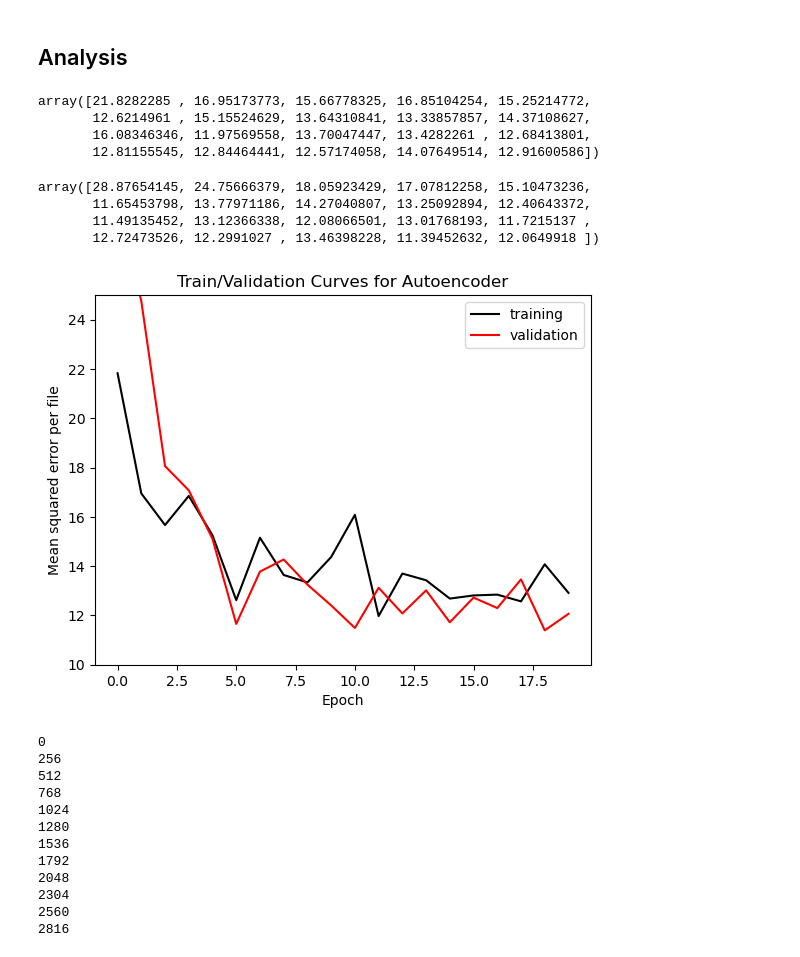
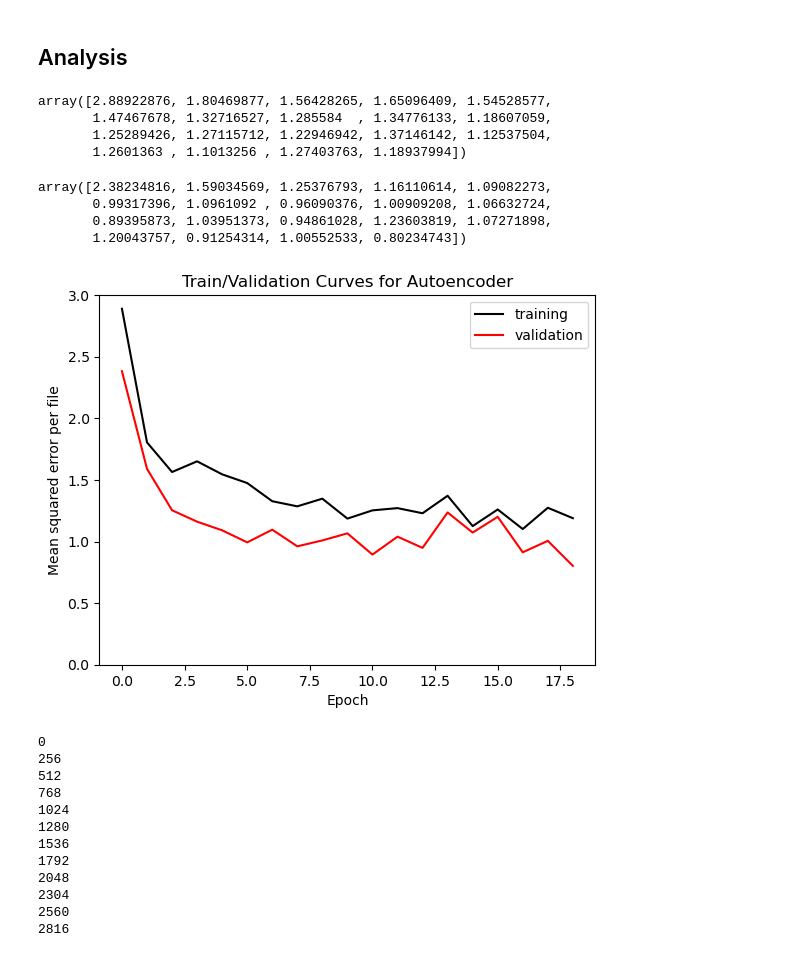
Before and after one commit to jstarfeldt/ML_UH_datasets, a Jupyter notebook: Jon_dataset_code/autoencoder.ipynb, the cells around one changed output. Drawn from its saved outputs; the diff is of its cells as text; code cells hidden in the pictures.

```diff
--- a/Jon_dataset_code/autoencoder.ipynb
+++ b/Jon_dataset_code/autoencoder.ipynb
@@ -471,8 +495,4 @@ cpus_avail
 # %%
-log_dict = {'train_loss_per_batch': [],
-                'train_loss_per_epoch': [],
-           'val_loss_per_fold': [],
-           'val_loss_per_epoch': []}
 start_time = time.time()
 
 for epoch in range(num_epochs):
@@ -487,7 +507,7 @@ for epoch in range(num_epochs):
         val_subset = Subset(train_dataset, val_idx)
         # Create dataloaders for the respective subset
         train_dataloader = DataLoader(train_subset, batch_size=8, shuffle=True, num_workers=9)
-        val_dataloader = DataLoader(val_subset, batch_size=round(len(val_subset)/12), shuffle=False, num_workers=12)
+        val_dataloader = DataLoader(val_subset, batch_size=round(len(val_subset)/8), shuffle=False, num_workers=8)
 
         # Model training
         model.train()
@@ -533,8 +553,11 @@ for epoch in range(num_epochs):
     torch.save(model.state_dict(), save_model) # Save model
     log_dict['train_loss_per_epoch'].append(running_train_loss) # Append losses
     log_dict['val_loss_per_epoch'].append(running_val_loss)
+    with open('/home/jonstar/scratch.gcurbanheat/loss_dict.pkl', 'wb') as file: # Save loss dictionary
+        pickle.dump(log_dict, file)
+
     if epoch >= 2:
-        if (log_dict['val_loss_per_epoch'][-1] > log_dict['val_loss_per_epoch'][-3]+early_stopping_cushion and
+        if (log_dict['val_loss_per_epoch'][-2] > log_dict['val_loss_per_epoch'][-3] and
                             log_dict['val_loss_per_epoch'][-1] > log_dict['val_loss_per_epoch'][-2] + early_stopping_cushion):
             print('Early stopping')
             break
@@ -561,0 +576,3 @@ Total Training Time: 109.13 min
+# %%
+with open('/home/jonstar/scratch.gcurbanheat/loss_dict.pkl', 'rb') as file:
+    log_dict = pickle.load(file)
@@ -621,30 +689,30 @@ np.int64(5073)
 ## Analysis
 # %%
 #train_files_per_epoch = len(log_dict['train_loss_per_batch'])/num_epochs
-train_losses = np.array(log_dict['train_loss_per_epoch'])/folds
+train_losses = np.array(log_dict['train_loss_per_epoch'])/folds/9
 train_losses
 # %% [output]
-array([21.8282285 , 16.95173773, 15.66778325, 16.85104254, 15.25214772,
-       12.6214961 , 15.15524629, 13.64310841, 13.33857857, 14.37108627,
-       16.08346346, 11.97569558, 13.70047447, 13.4282261 , 12.68413801,
-       12.81155545, 12.84464441, 12.57174058, 14.07649514, 12.91600586])
+array([2.88922876, 1.80469877, 1.56428265, 1.65096409, 1.54528577,
+       1.47467678, 1.32716527, 1.285584  , 1.34776133, 1.18607059,
+       1.25289426, 1.27115712, 1.22946942, 1.37146142, 1.12537504,
+       1.2601363 , 1.1013256 , 1.27403763, 1.18937994])
 # %%
 #val_files_per_epoch = len(log_dict['val_loss_per_fold'])/num_epochs
-val_losses = np.array(log_dict['val_loss_per_epoch'])/folds
+val_losses = np.array(log_dict['val_loss_per_epoch'])/folds/8
 val_losses
 # %% [output]
-array([28.87654145, 24.75666379, 18.05923429, 17.07812258, 15.10473236,
-       11.65453798, 13.77971186, 14.27040807, 13.25092894, 12.40643372,
-       11.49135452, 13.12366338, 12.08066501, 13.01768193, 11.7215137 ,
-       12.72473526, 12.2991027 , 13.46398228, 11.39452632, 12.0649918 ])
+array([2.38234816, 1.59034569, 1.25376793, 1.16110614, 1.09082273,
+       0.99317396, 1.0961092 , 0.96090376, 1.00909208, 1.06632724,
+       0.89395873, 1.03951373, 0.94861028, 1.23603819, 1.07271898,
+       1.20043757, 0.91254314, 1.00552533, 0.80234743])
 # %%
 plt.plot(train_losses, c='k', label='training')
 plt.plot(val_losses, c='r', label='validation')
 plt.xlabel('Epoch')
 plt.ylabel('Mean squared error per file')
-plt.ylim(10, 25)
+plt.ylim(0, 3)
 plt.title('Train/Validation Curves for Autoencoder')
 plt.legend()
 plt.show()
 # %% [output]
-[figure, old version]
+[figure, new version]
```
Also changed, not shown: parts of 29 cells of this notebook, 1 other file.
